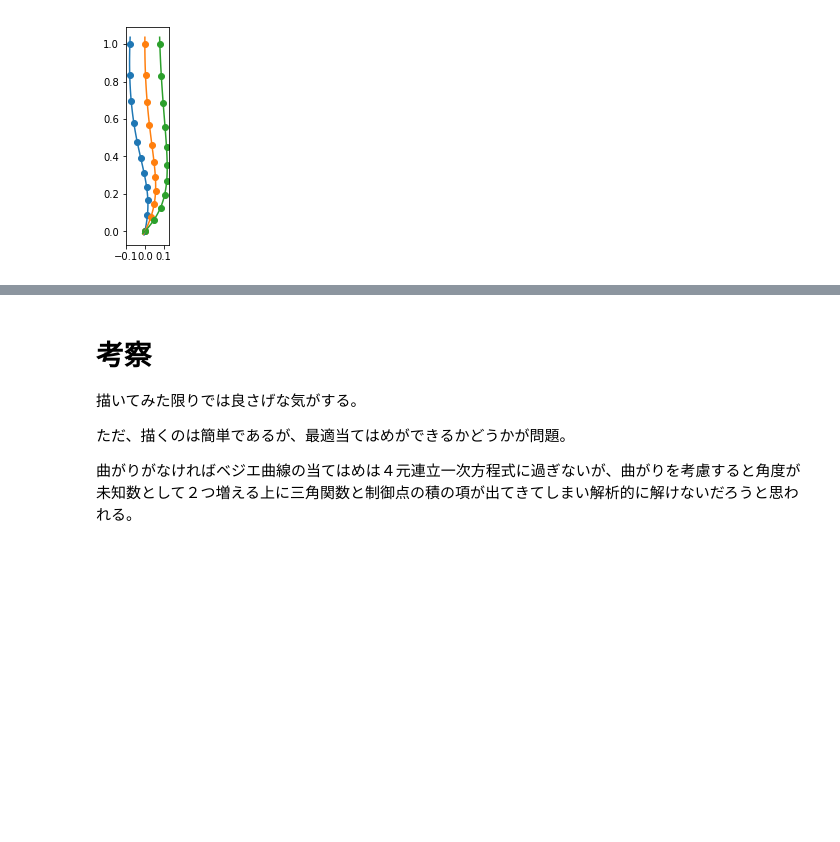
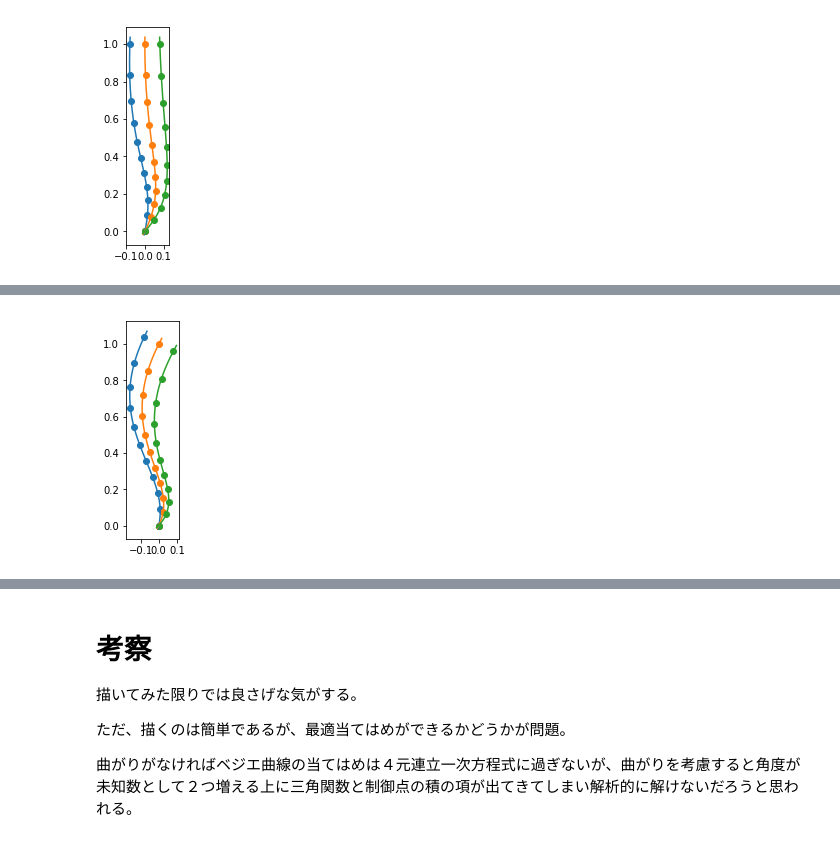
Before and after one commit to iciromaco/RL2nd, a Jupyter notebook: 考察ー中心軸の曲がりのモデル化.ipynb, the cells around one changed output, grey strips where cells are left out. Cells and saved outputs as stored; diff of their text form; code cells hidden in the pictures; blank space fills up the shorter version.

```diff
--- a/考察ー中心軸の曲がりのモデル化.ipynb
+++ b/考察ー中心軸の曲がりのモデル化.ipynb
@@ -215,0 +282,5 @@ drawModel(asml,asmc,asmr,angle1=-pi/6,angle2=0)
+# %%
+# 下 (angle1) を -30度、上(angle2）も-３０度曲げる
+drawModel2(asml,asmc,angle1=-pi/6,angle2=-pi/6)
+# %% [output]
+[figure, added]
```
Also changed, not shown: parts of 11 cells of this notebook, 1 other file.
